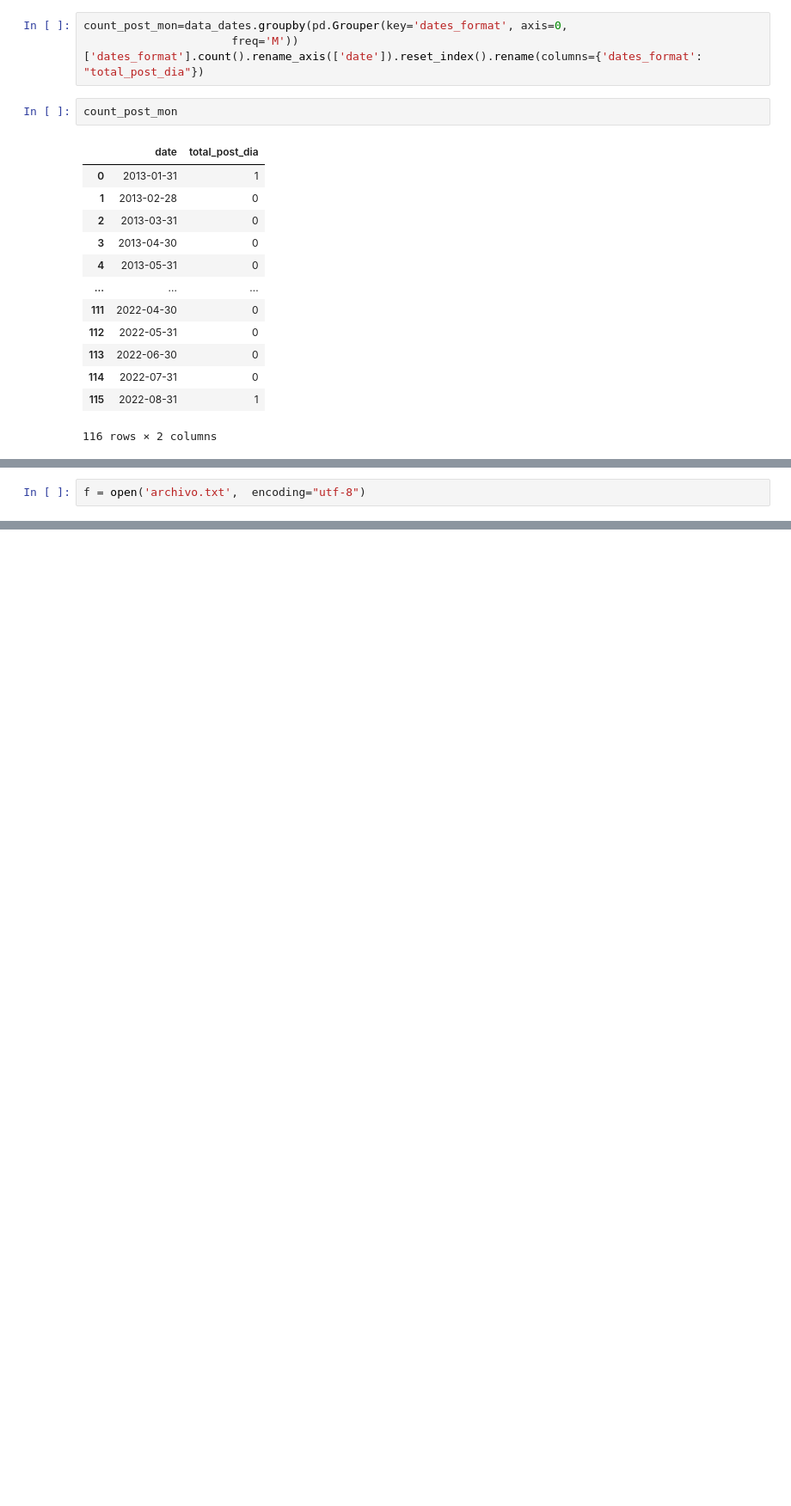
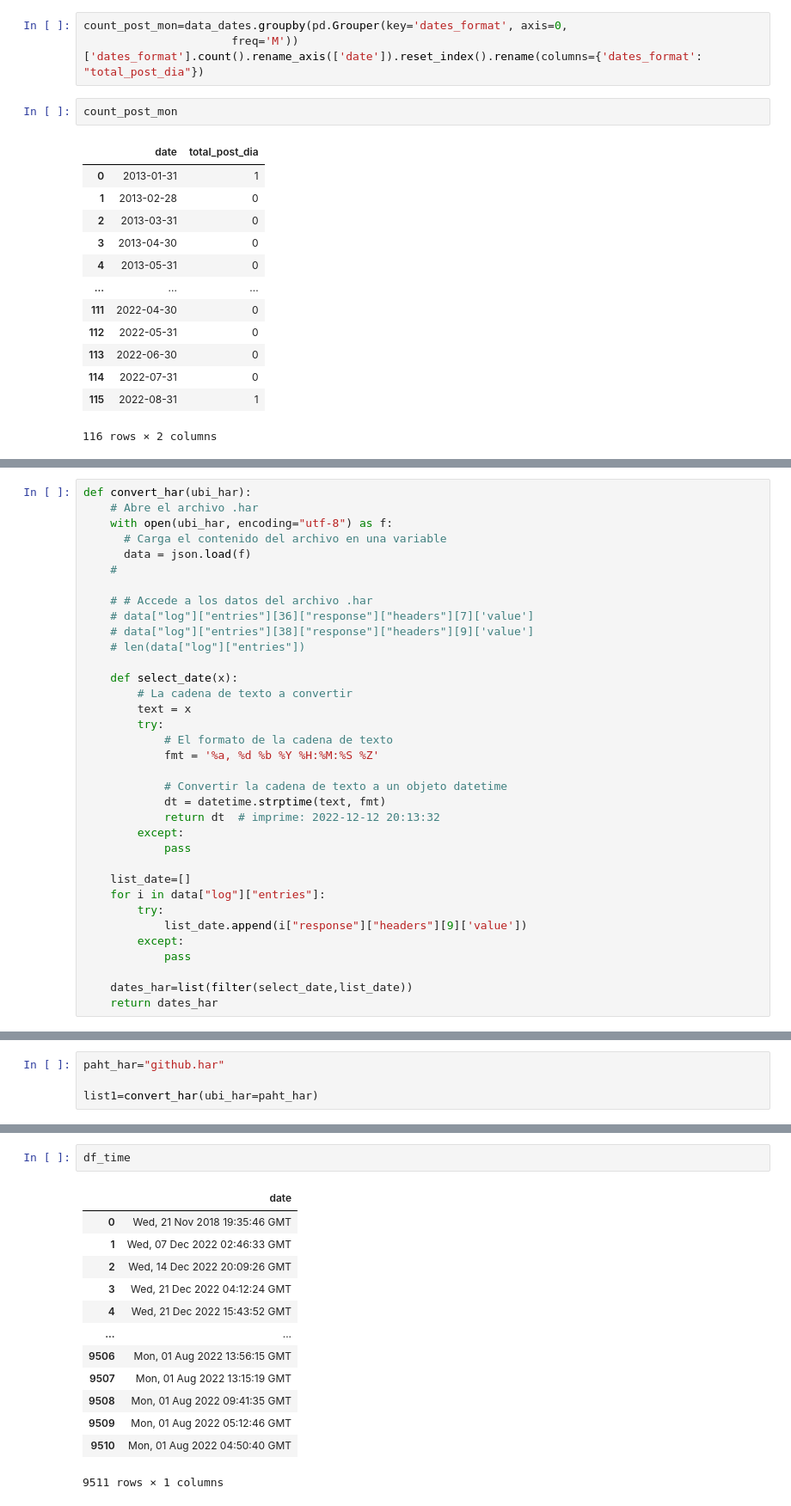
Before and after one commit to diegopenaloza/gentrific, a Jupyter notebook: scrap_notebook.ipynb, the cells around one changed output, grey strips where cells are left out. Shown at 86% size. Saved outputs shown, nothing was run; the diff lists cells and outputs as text; blank space fills up the shorter version.

```diff
--- a/scrap_notebook.ipynb
+++ b/scrap_notebook.ipynb
@@ -223,2 +181,0 @@ TypeError: Object of type TextIOWrapper is not JSON serializable
-# %%
-f = open('archivo.txt',  encoding="utf-8")
@@ -251,0 +182,35 @@ AttributeError: 'Browser' object has no attribute 'new_context'
+# %%
+def convert_har(ubi_har):
+    # Abre el archivo .har
+    with open(ubi_har, encoding="utf-8") as f:
+      # Carga el contenido del archivo en una variable
+      data = json.load(f)
+    #
+
+    # # Accede a los datos del archivo .har
+    # data["log"]["entries"][36]["response"]["headers"][7]['value']
+    # data["log"]["entries"][38]["response"]["headers"][9]['value']
+    # len(data["log"]["entries"])
+
+    def select_date(x):
+        # La cadena de texto a convertir
+        text = x
+        try:
+            # El formato de la cadena de texto
+            fmt = '%a, %d %b %Y %H:%M:%S %Z'
+
+            # Convertir la cadena de texto a un objeto datetime
+            dt = datetime.strptime(text, fmt)
+            return dt  # imprime: 2022-12-12 20:13:32
+        except:
+            pass
+
+    list_date=[]
+    for i in data["log"]["entries"]:
+        try:
+            list_date.append(i["response"]["headers"][9]['value'])
+        except:
+            pass
+
+    dates_har=list(filter(select_date,list_date))
+    return dates_har
@@ -251,0 +237,4 @@ AttributeError: 'Browser' object has no attribute 'new_context'
+# %%
+paht_har="github.har"
+
+list1=convert_har(ubi_har=paht_har)
@@ -251,0 +251,16 @@ AttributeError: 'Browser' object has no attribute 'new_context'
+# %%
+df_time
+# %% [output]
+|  | date |
+| 0 | Wed, 21 Nov 2018 19:35:46 GMT |
+| 1 | Wed, 07 Dec 2022 02:46:33 GMT |
+| 2 | Wed, 14 Dec 2022 20:09:26 GMT |
+| 3 | Wed, 21 Dec 2022 04:12:24 GMT |
+| 4 | Wed, 21 Dec 2022 15:43:52 GMT |
+| ... | ... |
+| 9506 | Mon, 01 Aug 2022 13:56:15 GMT |
+| 9507 | Mon, 01 Aug 2022 13:15:19 GMT |
+| 9508 | Mon, 01 Aug 2022 09:41:35 GMT |
+| 9509 | Mon, 01 Aug 2022 05:12:46 GMT |
+| 9510 | Mon, 01 Aug 2022 04:50:40 GMT |
+9511 rows × 1 columns
```
Also changed, not shown: parts of 33 cells of this notebook, 3 other files.
